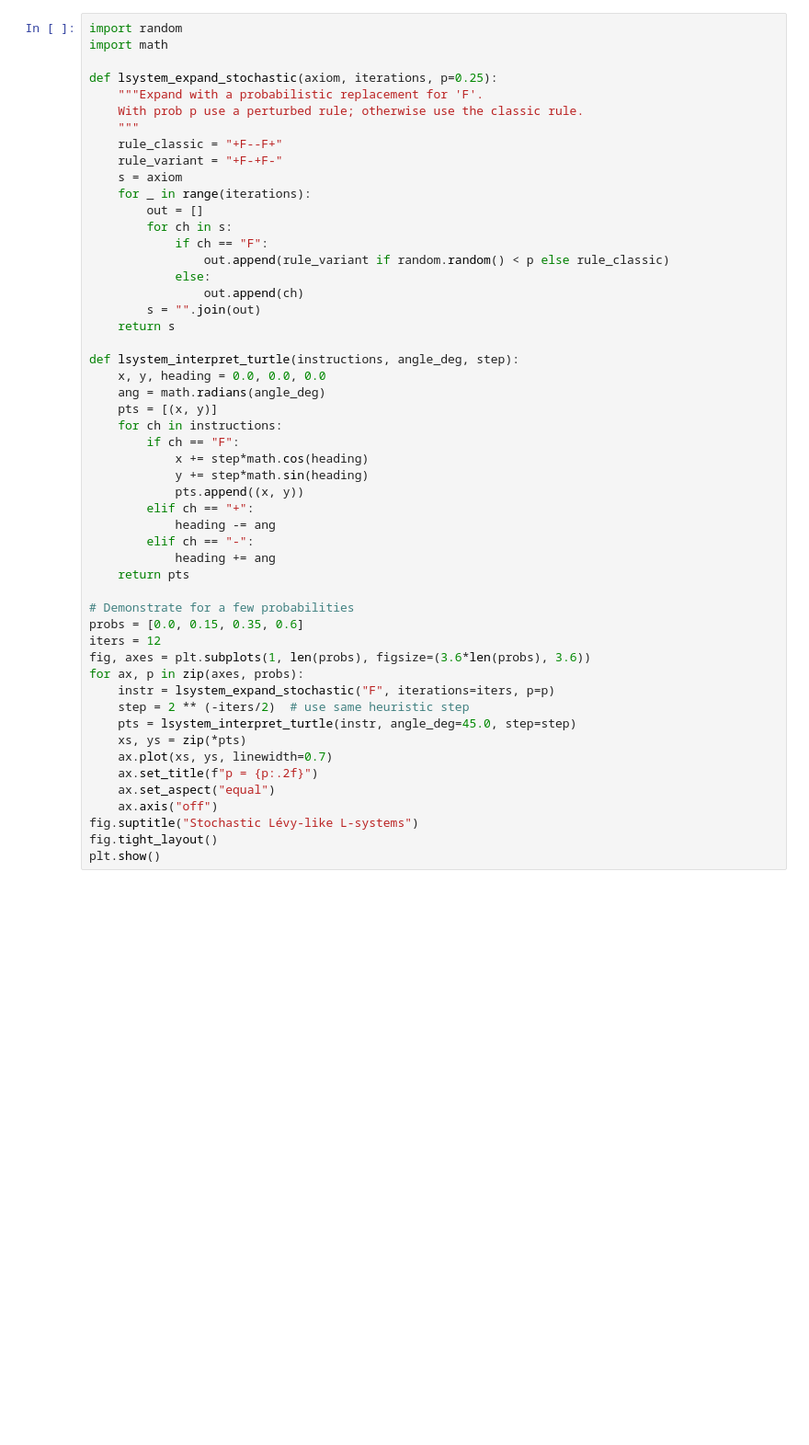
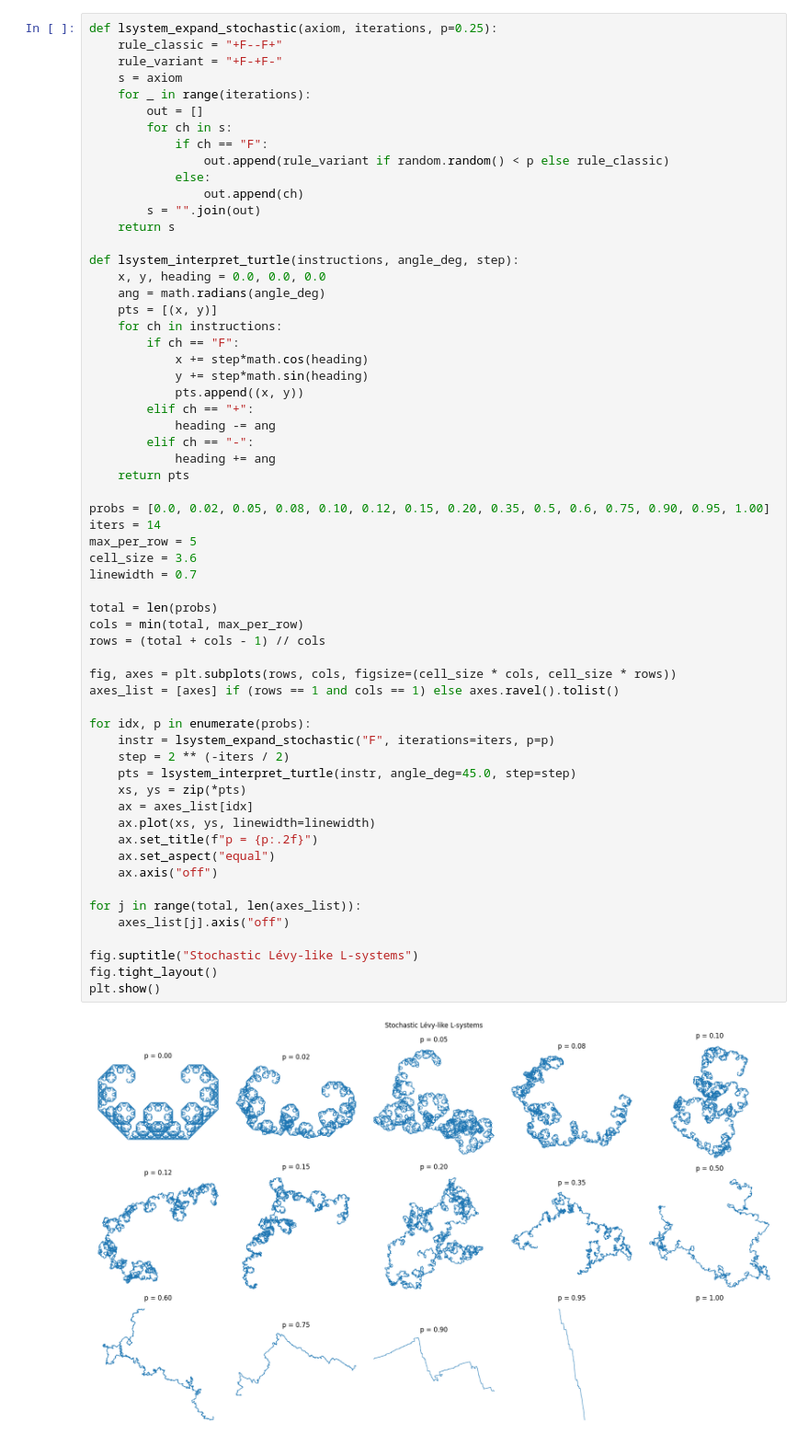
Before and after one commit to Ja-Gk-00/Fractal-Generator-Analysis, a Jupyter notebook: notebooks/Levy_Curve_project_I.ipynb, the cells around one changed output. Shown at 92% size. Cells and saved outputs as stored; diff of their text form; blank space fills up the shorter version.

```diff
--- a/notebooks/Levy_Curve_project_I.ipynb
+++ b/notebooks/Levy_Curve_project_I.ipynb
@@ -116,11 +198,5 @@ This is implemented here ad-hoc for clarity (we keep the standard turtle interpr
 # %%
-import random
-import math
-
 def lsystem_expand_stochastic(axiom, iterations, p=0.25):
-    """Expand with a probabilistic replacement for 'F'.
-    With prob p use a perturbed rule; otherwise use the classic rule.
-    """
     rule_classic = "+F--F+"
     rule_variant = "+F-+F-"
     s = axiom
@@ -131,37 +207,53 @@ def lsystem_expand_stochastic(axiom, iterations, p=0.25):
                 out.append(rule_variant if random.random() < p else rule_classic)
             else:
                 out.append(ch)
         s = "".join(out)
     return s
 
 def lsystem_interpret_turtle(instructions, angle_deg, step):
     x, y, heading = 0.0, 0.0, 0.0
     ang = math.radians(angle_deg)
     pts = [(x, y)]
     for ch in instructions:
         if ch == "F":
             x += step*math.cos(heading)
             y += step*math.sin(heading)
             pts.append((x, y))
         elif ch == "+":
             heading -= ang
         elif ch == "-":
             heading += ang
     return pts
 
-# Demonstrate for a few probabilities
-probs = [0.0, 0.15, 0.35, 0.6]
-iters = 12
-fig, axes = plt.subplots(1, len(probs), figsize=(3.6*len(probs), 3.6))
-for ax, p in zip(axes, probs):
+probs = [0.0, 0.02, 0.05, 0.08, 0.10, 0.12, 0.15, 0.20, 0.35, 0.5, 0.6, 0.75, 0.90, 0.95, 1.00]
+iters = 14
+max_per_row = 5
+cell_size = 3.6
+linewidth = 0.7
+
+total = len(probs)
+cols = min(total, max_per_row)
+rows = (total + cols - 1) // cols
+
+fig, axes = plt.subplots(rows, cols, figsize=(cell_size * cols, cell_size * rows))
+axes_list = [axes] if (rows == 1 and cols == 1) else axes.ravel().tolist()
+
+for idx, p in enumerate(probs):
     instr = lsystem_expand_stochastic("F", iterations=iters, p=p)
-    step = 2 ** (-iters/2)  # use same heuristic step
+    step = 2 ** (-iters / 2)
     pts = lsystem_interpret_turtle(instr, angle_deg=45.0, step=step)
     xs, ys = zip(*pts)
-    ax.plot(xs, ys, linewidth=0.7)
+    ax = axes_list[idx]
+    ax.plot(xs, ys, linewidth=linewidth)
     ax.set_title(f"p = {p:.2f}")
     ax.set_aspect("equal")
     ax.axis("off")
+
+for j in range(total, len(axes_list)):
+    axes_list[j].axis("off")
+
 fig.suptitle("Stochastic Lévy-like L-systems")
 fig.tight_layout()
 plt.show()
+# %% [output]
+[figure, added]
```
Also changed, not shown: parts of 23 cells of this notebook, 10 other files.
